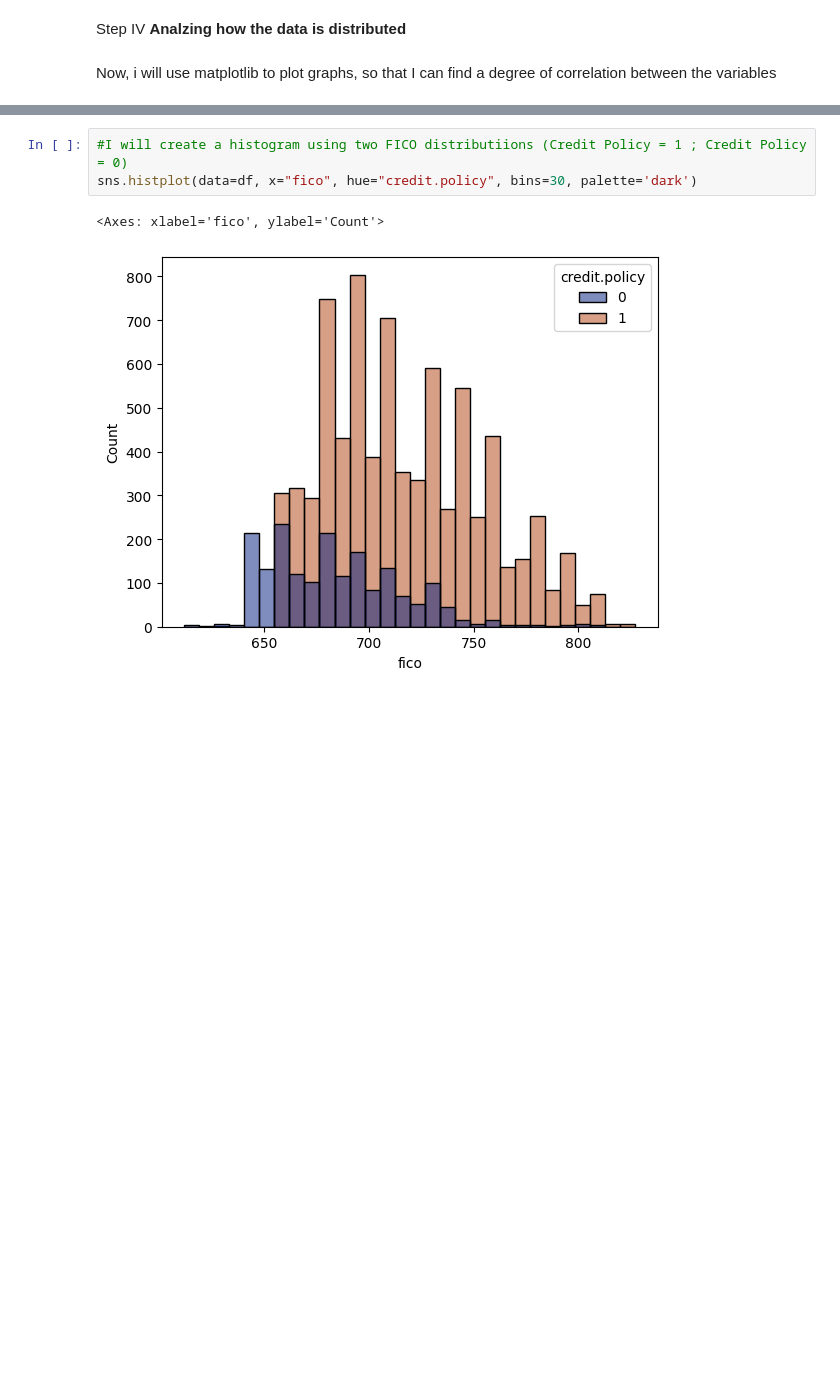
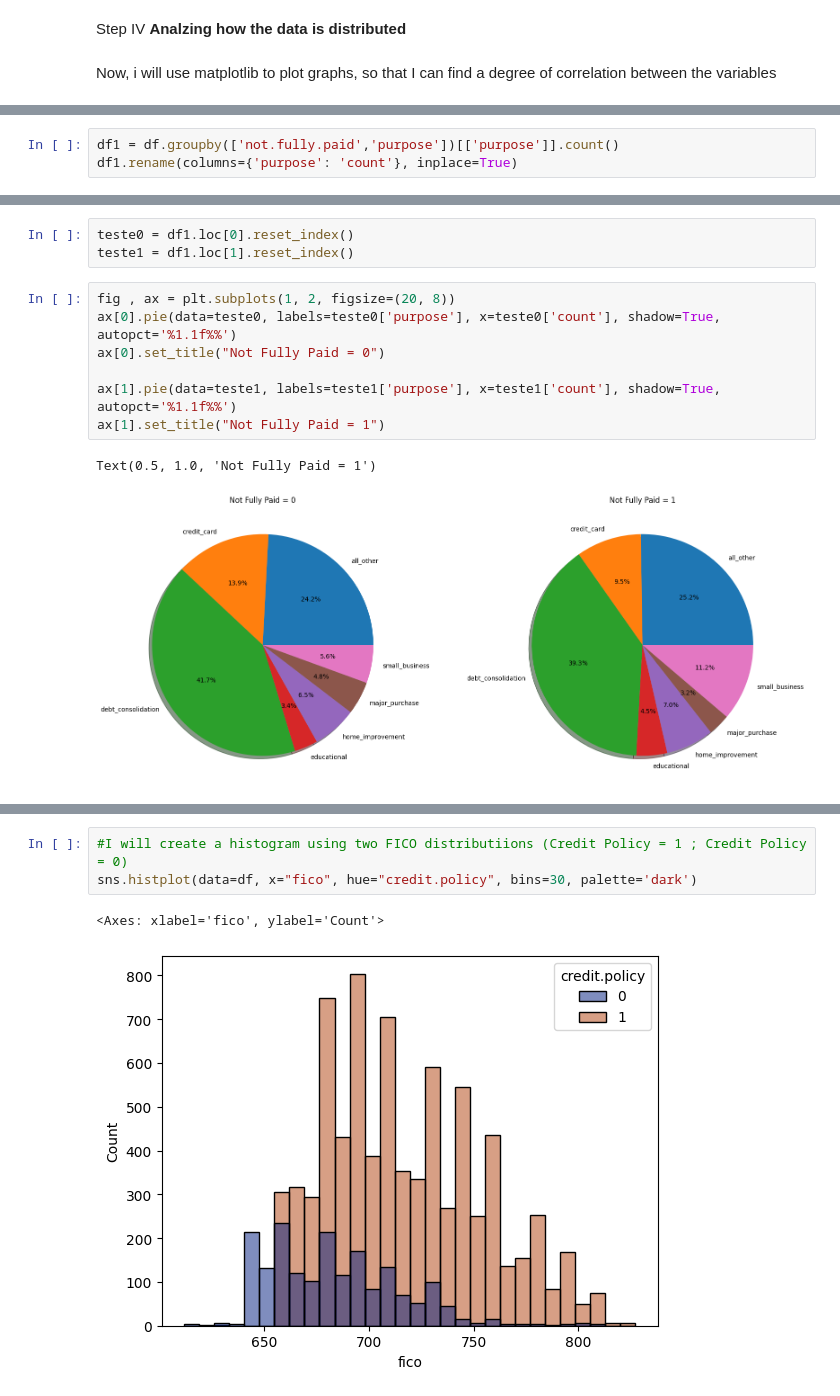
Before and after one commit to pedro-nunesm/Random-Forests-Model-x-Decision-Tree-Classifier-on-LendingClub-Dataset, a Jupyter notebook: index.ipynb, the cells around one changed output, grey strips where cells are left out. Saved outputs shown, nothing was run; the diff lists cells and outputs as text; blank space fills up the shorter version.

```diff
--- a/index.ipynb
+++ b/index.ipynb
@@ -62,0 +70,3 @@ Now, i will use matplotlib to plot graphs, so that I can find a degree of correl
+# %%
+df1 = df.groupby(['not.fully.paid','purpose'])[['purpose']].count()
+df1.rename(columns={'purpose': 'count'}, inplace=True)
@@ -62,0 +103,13 @@ Now, i will use matplotlib to plot graphs, so that I can find a degree of correl
+# %%
+teste0 = df1.loc[0].reset_index()
+teste1 = df1.loc[1].reset_index()
+# %%
+fig , ax = plt.subplots(1, 2, figsize=(20, 8))
+ax[0].pie(data=teste0, labels=teste0['purpose'], x=teste0['count'], shadow=True, autopct='%1.1f%%')
+ax[0].set_title("Not Fully Paid = 0")
+
+ax[1].pie(data=teste1, labels=teste1['purpose'], x=teste1['count'], shadow=True, autopct='%1.1f%%')
+ax[1].set_title("Not Fully Paid = 1")
+# %% [output]
+Text(0.5, 1.0, 'Not Fully Paid = 1')
+[figure, added]
```
Also changed, not shown: parts of 5 cells of this notebook.
